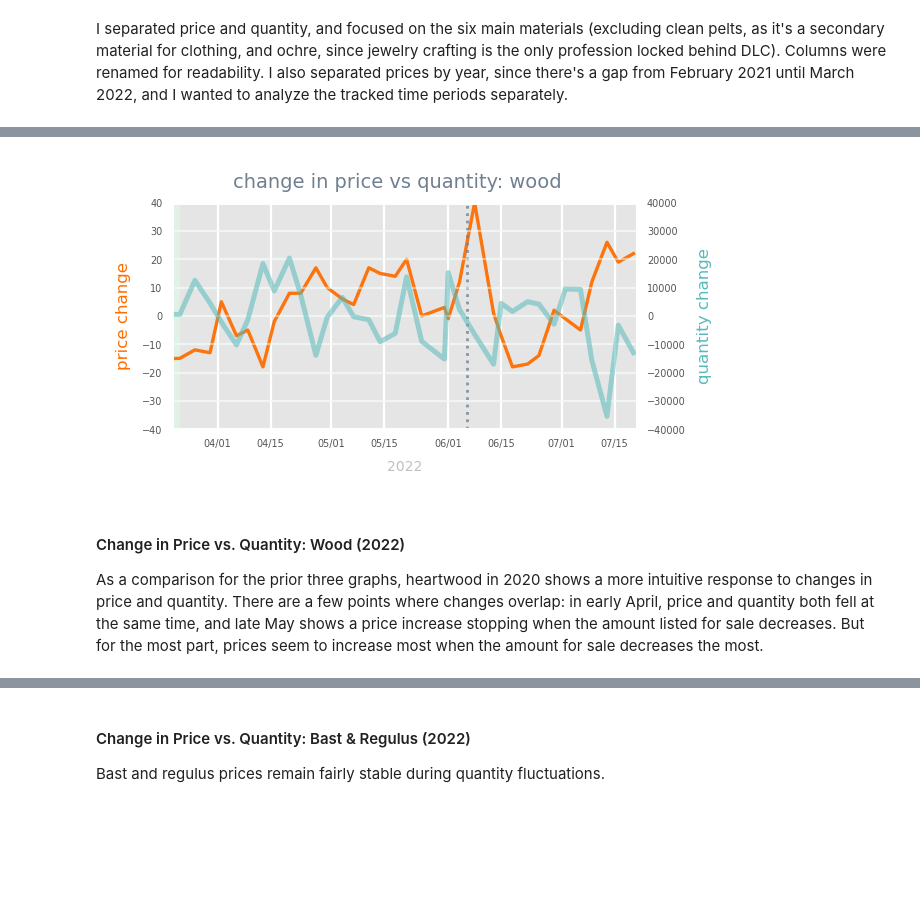
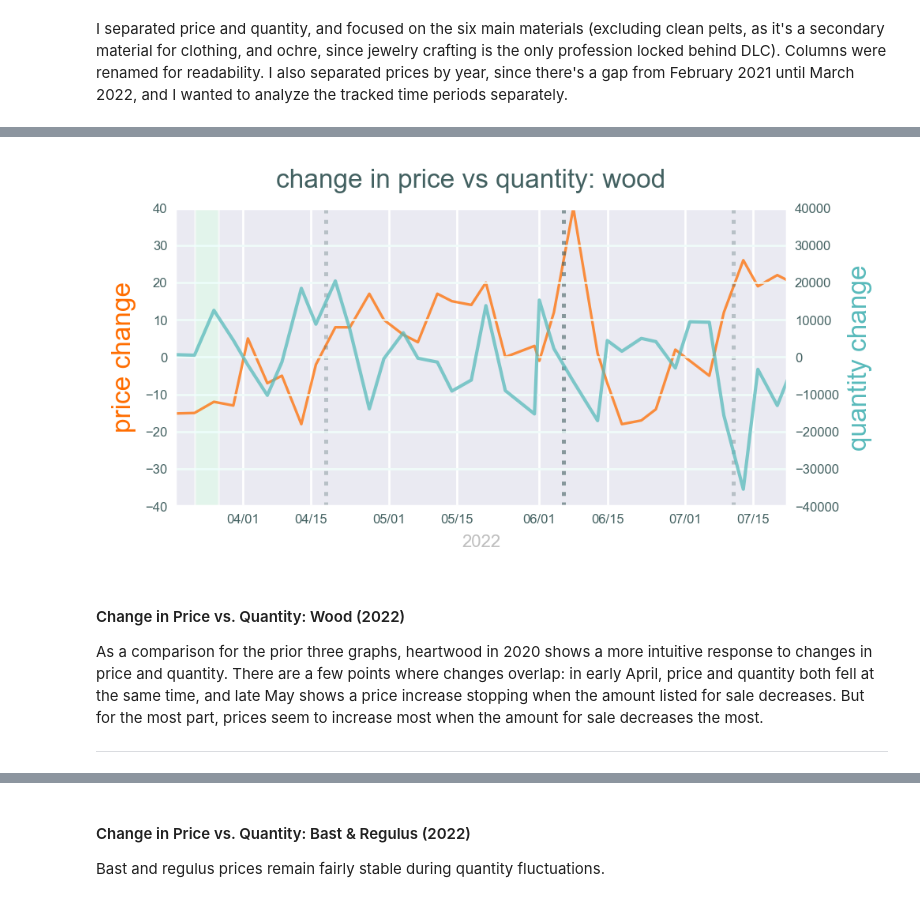
Before and after one commit to racheldelong/ESO-Crafting-Material-Prices, a Jupyter notebook: ESOMatPrices.ipynb, the cells around one changed output, grey strips where cells are left out. Saved outputs shown, nothing was run; the diff lists cells and outputs as text; code cells hidden in the pictures; blank space fills up the shorter version.

```diff
--- a/ESOMatPrices.ipynb
+++ b/ESOMatPrices.ipynb
@@ -7,8 +8,12 @@ In early 2017, *The Elder Scrolls Online* released a free update adding player h
 import pandas as pd
 import numpy as np
 import matplotlib.pyplot as plt
+import seaborn as sns
 from datetime import datetime, timedelta
 from matplotlib.patches import Rectangle
 import matplotlib.dates as mdates
-
-plt.style.use('ggplot')
+# %%
+def draw_event(date, dur, subpl, type):  # create rectangles to represent event periods
+    xy = date, subpl.get_ylim()[0]
+    w, h = timedelta(days=dur), subpl.get_ylim()[1] - subpl.get_ylim()[0]
+    subpl.add_patch(Rectangle(xy, w, h, **type))
@@ -93 +201,8 @@ lastplot = ((price.index[-1] - price.index[44]).days) + 2 # find length of 2022
+# %%
+# mpl format changes
+sns.set()
+
+plt.rcParams["text.color"] = c["t"]
+plt.rcParams["xtick.labelcolor"] = c["t"]
+plt.rcParams["ytick.labelcolor"] = c["t"]
 # %%
@@ -383,39 +408,21 @@ While the price change of regulus looks a bit less flat before and after the eve
 # %%
-# Line graph showing relationship between changes in wood price and quantity listed for sale
-fig, ax1 = plt.subplots()
-fig.suptitle('change in price vs quantity: wood', **ftitle)
-fig.set_size_inches(3, 1.5)
-fig.set_dpi(200)
+fig, ax1 = plt.subplots(figsize=(5, 2.5), **f)
+change_plot(
+    mat="wood", year="2022", lefty1=-40, lefty2=40, righty1=-40000, righty2=40000
+)
 
-ax1.plot(price_diff['Wood'], **focus)
-ax1.set_xlabel('2022', **xfont)
-ax1.set_ylabel('price change', **ffont)
-ax1.set_xlim(datetime(2022,3,20,0,0,0), lastdate)
-ax1.set_ylim(-40, 40)
+ax1.axvline(x=["2022-04-18"], **pts)
+ax1.axvline(x=["2022-07-11"], **pts)
+ax1.axvline(x=["2022-06-06"], **update)
+ax1.axvline(x=["2022-08-22"], **update)
 
-ax2 = ax1.twinx()
-ax2.plot(quant_diff['Wood'], **focus2)
-ax2.set_ylabel('quantity change', **ffont2)
-ax2.set_ylim(-40000, 40000)
-
-# format ticks & labels
-ax1.tick_params(axis='x', **xticks)
-ax1.tick_params(axis='y', **fgrid)
-ax2.tick_params(axis='y', **fgrid2)
-ax1.xaxis.set_major_formatter(mdates.DateFormatter("%m-%d"))
-ax2.xaxis.set_major_formatter(mdates.DateFormatter("%m/%d"))
-
-xy = datetime(2022,3,22,0,0,0), ax1.get_ylim()[0] # rectangle explorer's celebration 2022
-w, h = timedelta(days=-5), ax1.get_ylim()[1] - ax1.get_ylim()[0]
-ax1.add_patch(Rectangle(xy, w, h, **expl))
-
-ax1.axvline(x=['2022-06-06'], **update) # vertical line for update 34
-
-plt.show()
+draw_event(date=dates["expl22"], dur=5, subpl=ax1, type=expl)
 # %% [output]
-[figure, old version]
+[figure, new version]
 # %% [markdown]
 #### Change in Price vs. Quantity: Wood (2022)
 
 As a comparison for the prior three graphs, heartwood in 2020 shows a more intuitive response to changes in price and quantity. There are a few points where changes overlap: in early April, price and quantity both fell at the same time, and late May shows a price increase stopping when the amount listed for sale decreases. But for the most part, prices seem to increase most when the amount for sale decreases the most.
+
+***************************
 # %%
```
Also changed, not shown: parts of 25 cells of this notebook, 2 other files.
